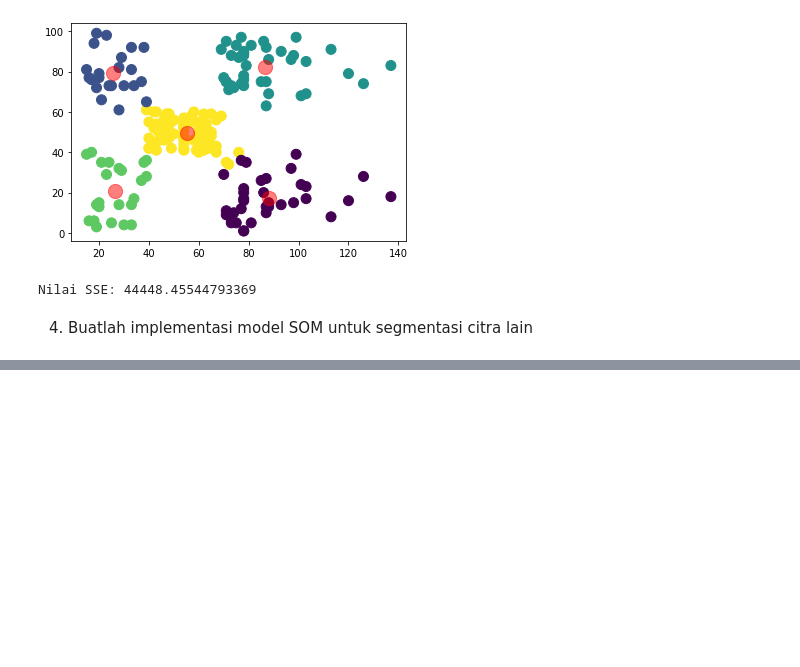
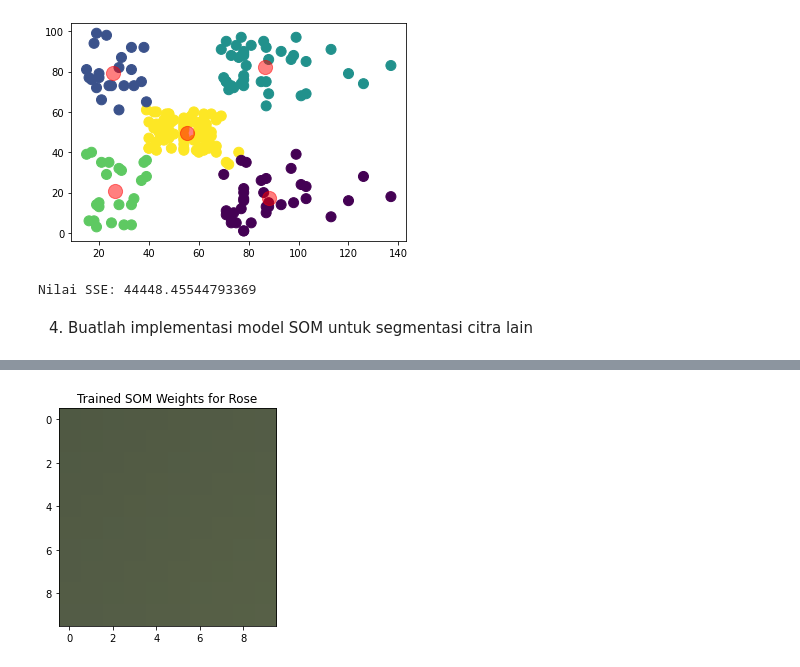
Before and after one commit to wira29/2141720184_machine-learning_2023, a Jupyter notebook: minggu-7/tugas.ipynb, the cells around one changed output, grey strips where cells are left out. Cells and saved outputs as stored; diff of their text form; code cells hidden in the pictures; blank space fills up the shorter version.

```diff
--- a/minggu-7/tugas.ipynb
+++ b/minggu-7/tugas.ipynb
@@ -179,0 +191,7 @@ KeyboardInterrupt:
+# %%
+# Visualisasi bobot SOM
+plt.imshow(trained_weights)
+plt.title('Trained SOM Weights for Rose')
+plt.show()
+# %% [output]
+[figure, added]
```
Also changed, not shown: parts of 4 cells of this notebook.
